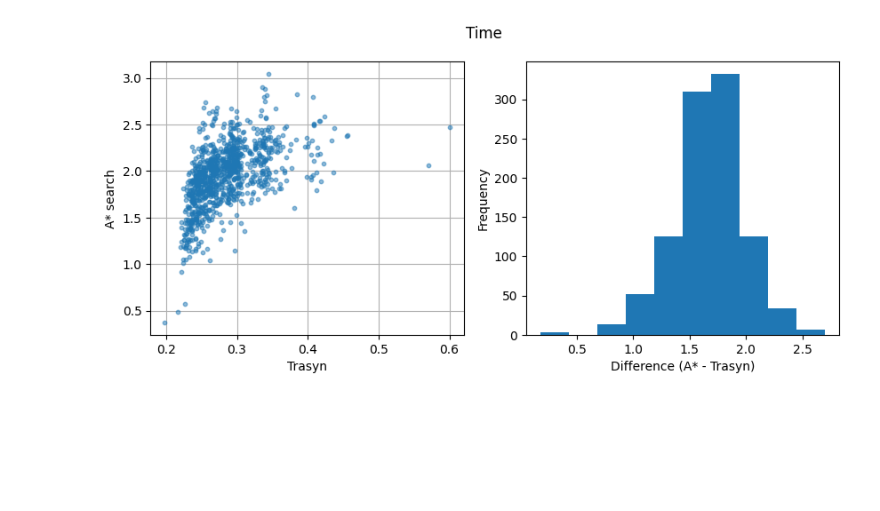
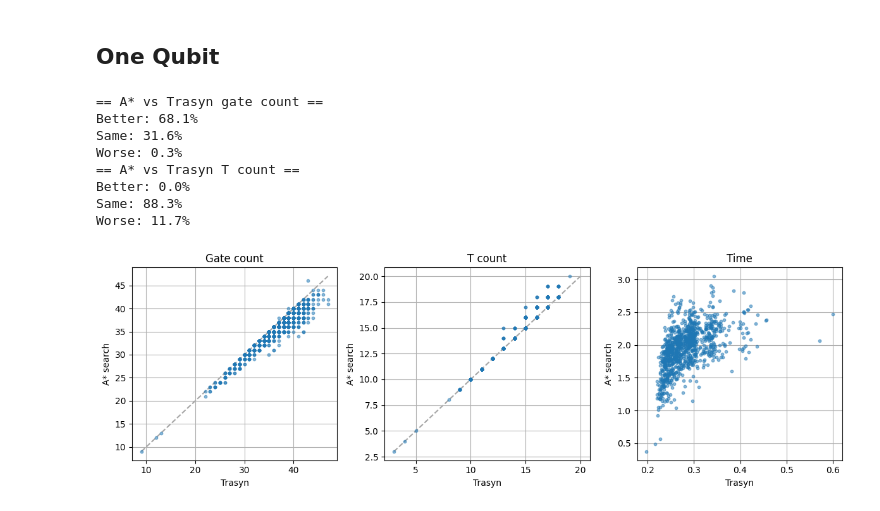
Before and after one commit to ian-turner/DeepQubit, a Jupyter notebook: data/benchmarks/benchmarks.ipynb, the cells around one changed output. Drawn from its saved outputs; the diff is of its cells as text; code cells hidden in the pictures; blank space fills up the shorter version.

```diff
--- a/data/benchmarks/benchmarks.ipynb
+++ b/data/benchmarks/benchmarks.ipynb
@@ -45,7 +44,4 @@ def load_trasyn_data(filename):
         err[i] = float(cols[13])
 
     return (gate_count, t_count, time, err)
-# %%
-astar_gate, astar_t, astar_time, astar_err = load_astar_data(ASTAR_FILE)
-tr_gate, tr_t, tr_time, tr_err = load_trasyn_data(TRASYN_FILE)
 # %%
@@ -84,4 +62,42 @@ plot_metric(tr_err, astar_err, 'Error', eqline=False)
-# %%
-plot_metric(tr_time, astar_time, 'Time', eqline=False)
-# %% [output]
-[figure, removed]
+# %%
+def print_comparison(astar_metric, tr_metric):
+    N = 1000
+    gate_diff = astar_metric - tr_metric
+    num_less = np.where(gate_diff < 0)[0].shape[0]
+    num_same = np.where(gate_diff == 0)[0].shape[0]
+    num_worse = N - num_less - num_same
+    print('Better: %.1f%%' % (100 * num_less / N))
+    print('Same: %.1f%%' % (100 * num_same / N))
+    print('Worse: %.1f%%' % (100 * num_worse / N))
+# %%
+def plot_benchmark(astar_file, trasyn_file):
+    astar_gate, astar_t, astar_time, astar_err = load_astar_data(astar_file)
+    tr_gate, tr_t, tr_time, tr_err = load_trasyn_data(trasyn_file)
+
+    fig, (ax1, ax2, ax3) = plt.subplots(1, 3, figsize=(12, 4))
+
+    plot_metric(ax1, tr_gate, astar_gate, 'Gate count')
+    plot_metric(ax2, tr_t, astar_t, 'T count')
+    plot_metric(ax3, tr_time, astar_time, 'Time', eqline=False)
+    plt.tight_layout()
+
+    print('== A* vs Trasyn gate count ==')
+    print_comparison(astar_gate, tr_gate)
+
+    print('== A* vs Trasyn T count ==')
+    print_comparison(astar_t, tr_t)
+# %% [markdown]
+## One Qubit
+# %%
+plot_benchmark('./astar-1q-e0.01-p1.0-b100.txt', './trasyn-1q-e0.01.txt')
+plt.savefig('1q-bench.png')
+# %% [output]
+== A* vs Trasyn gate count ==
+Better: 68.1%
+Same: 31.6%
+Worse: 0.3%
+== A* vs Trasyn T count ==
+Better: 0.0%
+Same: 88.3%
+Worse: 11.7%
+[figure, added]
```
Also changed, not shown: parts of 8 cells of this notebook, 3 other files.
